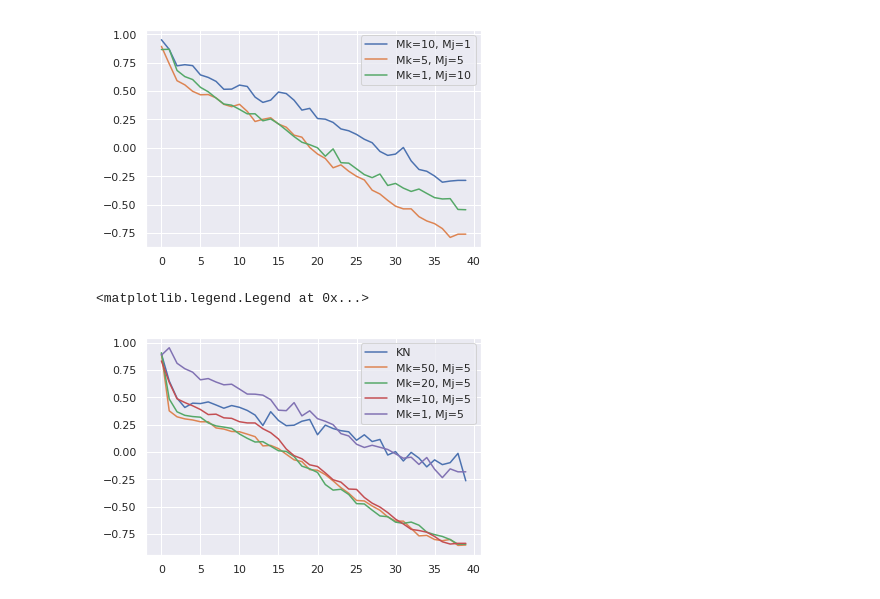
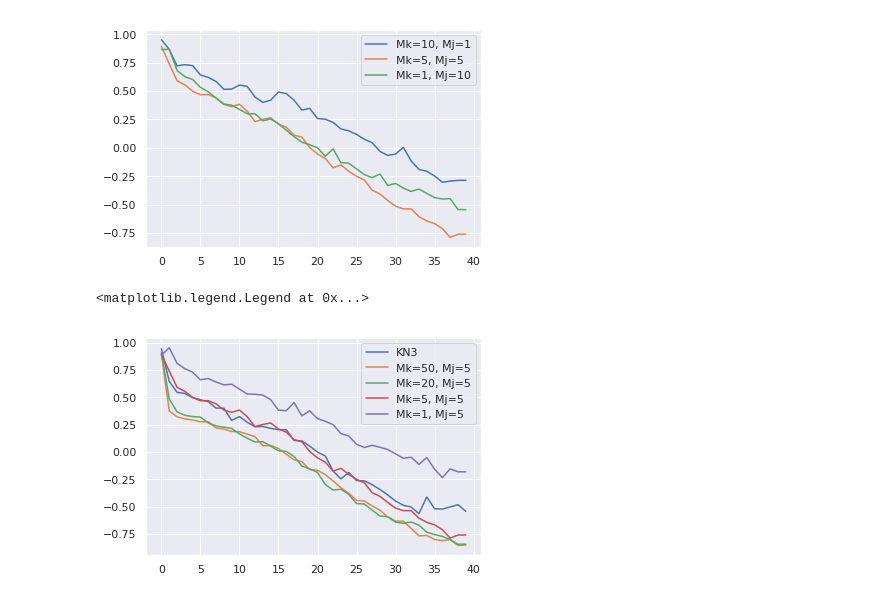
Before and after one commit to kkh8676/opt_functions, a Jupyter notebook: discretize_level_vs_Mk_Mj_for_levy.ipynb, the cells around one changed output. Drawn from its saved outputs; the diff is of its cells as text; code cells hidden in the pictures.

```diff
--- a/discretize_level_vs_Mk_Mj_for_levy.ipynb
+++ b/discretize_level_vs_Mk_Mj_for_levy.ipynb
@@ -93,10 +93,21 @@ for i in range(100):
     #recomm11_exp.append(mongo_db["levy_11_KN-%d.recommendations"%i])
 # %%
 jobsKN_exp = []
+jobsKN2_exp = []
+jobsKN3_exp = []
+
 recommKN_exp = []
+recommKN2_exp = []
+recommKN3_exp = []
+
 for i in range(50):
     jobsKN_exp.append(mongo_db["levy_1_KN-%d.jobs"%i])
+    jobsKN2_exp.append(mongo_db["levy_2_KN-%d.jobs"%i])
+    jobsKN3_exp.append(mongo_db["levy_3_KN-%d.jobs"%i])
+
     recommKN_exp.append(mongo_db["levy_1_KN-%d.recommendations"%i])
+    recommKN2_exp.append(mongo_db["levy_2_KN-%d.recommendations"%i])
+    recommKN3_exp.append(mongo_db["levy_3_KN-%d.recommendations"%i])
 # %%
 levy1_objs = functions.get_objective(recomm1_exp)
 levy2_objs = functions.get_objective(recomm2_exp)
@@ -238,6 +255,8 @@ locs10_exp = functions.get_recomm(recomm10_exp)
 #locs11_exp = functions.get_recomm(recomm11_exp)
 
 locsKN_exp = functions.get_recomm(recommKN_exp)
+locsKN2_exp = functions.get_recomm(recommKN2_exp)
+locsKN3_exp = functions.get_recomm(recommKN3_exp)
 # %%
 irs1_exp = get_irs_whole_exp(locs1_exp)
 irs2_exp = get_irs_whole_exp(locs2_exp)
@@ -251,6 +270,8 @@ irs9_exp = get_irs_whole_exp(locs9_exp)
 irs10_exp = get_irs_whole_exp(locs10_exp)
 
 irsKN_exp = get_irs_whole_exp(locsKN_exp)
+irsKN2_exp = get_irs_whole_exp(locsKN2_exp)
+irsKN3_exp = get_irs_whole_exp(locsKN3_exp)
 # %%
 irs1_median = get_median_irs(irs1_exp)
 irs2_median = get_median_irs(irs2_exp)
@@ -277,6 +300,8 @@ irs9_avg = get_avg_irs(irs9_exp)
 irs10_avg = get_avg_irs(irs10_exp)
 
 irsKN_avg = get_avg_irs(irsKN_exp)
+irsKN2_avg = get_avg_irs(irsKN2_exp)
+irsKN3_avg = get_avg_irs(irsKN3_exp)
 # %%
 plt.plot(irs1_median,label='Mk=10, Mj=1')
 plt.plot(irs2_median,label='Mk=5, Mj=5')
@@ -310,17 +337,19 @@ plt.legend()
 <matplotlib.legend.Legend at 0x...>
 [figure]
 # %%
-plt.plot(irsKN_avg,label='KN')
+plt.plot(irsKN3_avg,label='KN3')
+#plt.plot(irsKN2_avg,label='KN2')
+#plt.plot(irsKN_avg,label='KN')
 
 plt.plot(irs10_avg,label='Mk=50, Mj=5')
 plt.plot(irs9_avg,label='Mk=20, Mj=5')
-plt.plot(irs8_avg,label='Mk=10, Mj=5')
-#plt.plot(irs2_avg,label='Mk=5, Mj=5')
+#plt.plot(irs8_avg,label='Mk=10, Mj=5')
+plt.plot(irs2_avg,label='Mk=5, Mj=5')
 #plt.plot(irs6_avg,label='Mk=3, Mj=5')
 
 plt.plot(irs7_avg,label='Mk=1, Mj=5')
 #plt.plot(irs11_avg,label='using KN')
 plt.legend()
 # %% [output]
 <matplotlib.legend.Legend at 0x...>
-[figure, old version]
+[figure, new version]
```
Also changed, not shown: parts of 5 cells of this notebook.
